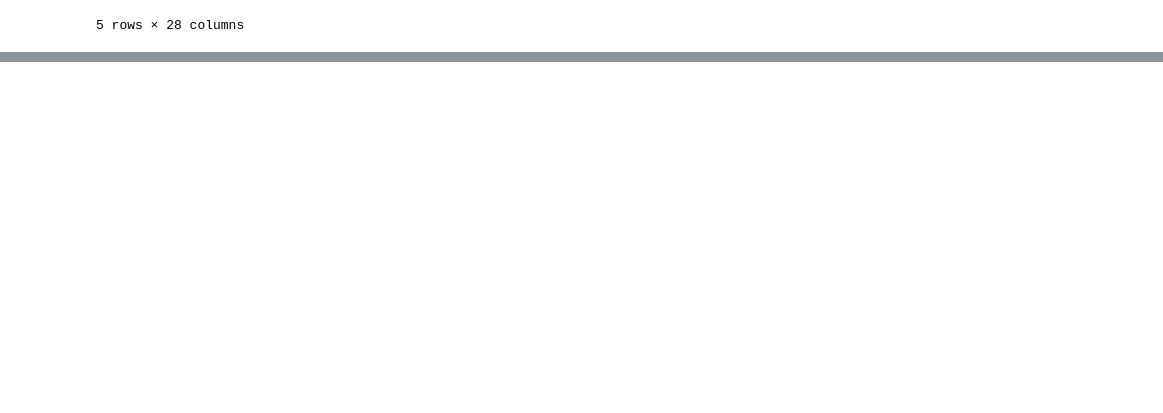
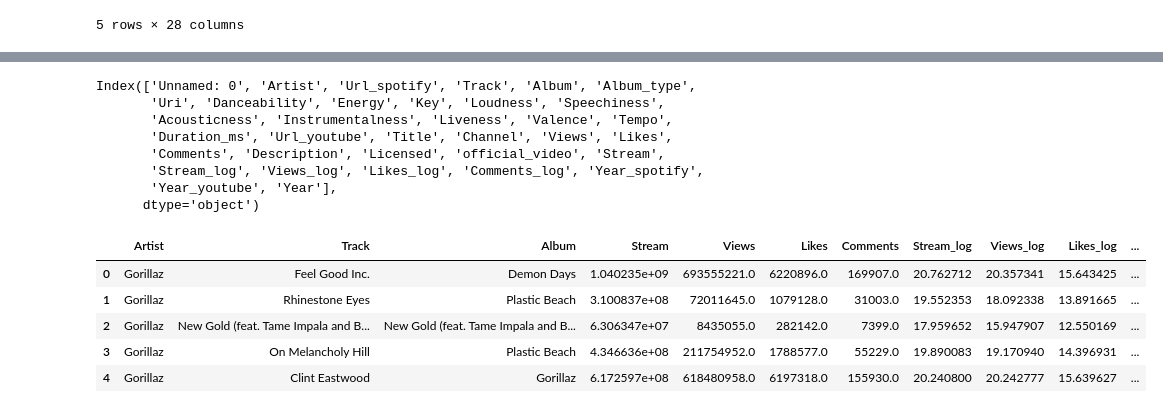
Before and after one commit to Julizzy/proyecto-analitica-c1, a Jupyter notebook: Proyecto_C1_Grupo5/proyecto_c1_grupo5.ipynb, the cells around one changed output, grey strips where cells are left out. Drawn from its saved outputs; the diff is of its cells as text; code cells hidden in the pictures; blank space fills up the shorter version.

Commit message:
Columna Year

```diff
--- a/Proyecto_C1_Grupo5/proyecto_c1_grupo5.ipynb
+++ b/Proyecto_C1_Grupo5/proyecto_c1_grupo5.ipynb
@@ -79,0 +125,67 @@ df_reduced = df[[
+# %%
+#Creacion de la columna Year
+import re
+
+# ==============================
+# FUNCIONES AUXILIARES
+# ==============================
+def extract_year(text):
+    """Extrae un año en formato 19xx o 20xx de un texto."""
+    if pd.isna(text):
+        return None
+    match = re.search(r"(19[5-9][0-9]|20[0-2][0-9])", str(text))
+    if match:
+        return int(match.group(0))
+    return None
+
+# ==============================
+# EXTRAER AÑOS
+# ==============================
+
+# Año desde Spotify (principalmente en Album o Track)
+df["Year_spotify"] = df["Album"].apply(extract_year)
+df.loc[df["Year_spotify"].isna(), "Year_spotify"] = df["Track"].apply(extract_year)
+
+# Año desde YouTube (Title o Description)
+df["Year_youtube"] = df["Title"].apply(extract_year)
+df.loc[df["Year_youtube"].isna(), "Year_youtube"] = df["Description"].apply(extract_year)
+
+# ==============================
+# CREAR COLUMNA FINAL YEAR
+# ==============================
+def choose_year(row):
+    if pd.notna(row["Year_spotify"]) and pd.notna(row["Year_youtube"]):
+        # Si coinciden, usar ese año
+        if row["Year_spotify"] == row["Year_youtube"]:
+            return row["Year_spotify"]
+        else:
+            # Si difieren, damos prioridad a Spotify
+            return row["Year_spotify"]
+    elif pd.notna(row["Year_spotify"]):
+        return row["Year_spotify"]
+    elif pd.notna(row["Year_youtube"]):
+        return row["Year_youtube"]
+    else:
+        return None
+
+df_reduced["Year"] = df.apply(choose_year, axis=1)
+
+# ==============================
+# RESULTADO
+# ==============================
+df_reduced.head()
+# %% [output]
+Index(['Unnamed: 0', 'Artist', 'Url_spotify', 'Track', 'Album', 'Album_type',
+       'Uri', 'Danceability', 'Energy', 'Key', 'Loudness', 'Speechiness',
+       'Acousticness', 'Instrumentalness', 'Liveness', 'Valence', 'Tempo',
+       'Duration_ms', 'Url_youtube', 'Title', 'Channel', 'Views', 'Likes',
+       'Comments', 'Description', 'Licensed', 'official_video', 'Stream',
+       'Stream_log', 'Views_log', 'Likes_log', 'Comments_log', 'Year_spotify',
+       'Year_youtube', 'Year'],
+      dtype='object')
+|  | Artist | Track | Album | Stream | Views | Likes | Comments | Stream_log | Views_log | Likes_log | ... |
+| 0 | Gorillaz | Feel Good Inc. | Demon Days | 1.040235e+09 | 693555221.0 | 6220896.0 | 169907.0 | 20.762712 | 20.357341 | 15.643425 | ... |
+| 1 | Gorillaz | Rhinestone Eyes | Plastic Beach | 3.100837e+08 | 72011645.0 | 1079128.0 | 31003.0 | 19.552353 | 18.092338 | 13.891665 | ... |
+| 2 | Gorillaz | New Gold (feat. Tame Impala and B... | New Gold (feat. Tame Impala and B... | 6.306347e+07 | 8435055.0 | 282142.0 | 7399.0 | 17.959652 | 15.947907 | 12.550169 | ... |
+| 3 | Gorillaz | On Melancholy Hill | Plastic Beach | 4.346636e+08 | 211754952.0 | 1788577.0 | 55229.0 | 19.890083 | 19.170940 | 14.396931 | ... |
+| 4 | Gorillaz | Clint Eastwood | Gorillaz | 6.172597e+08 | 618480958.0 | 6197318.0 | 155930.0 | 20.240800 | 20.242777 | 15.639627 | ... |
```
Also changed, not shown: parts of 7 cells of this notebook.
